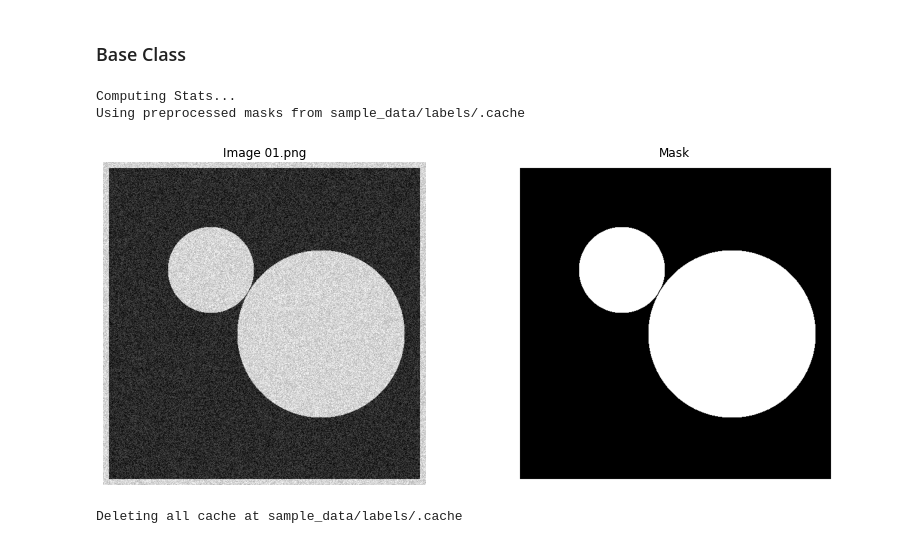
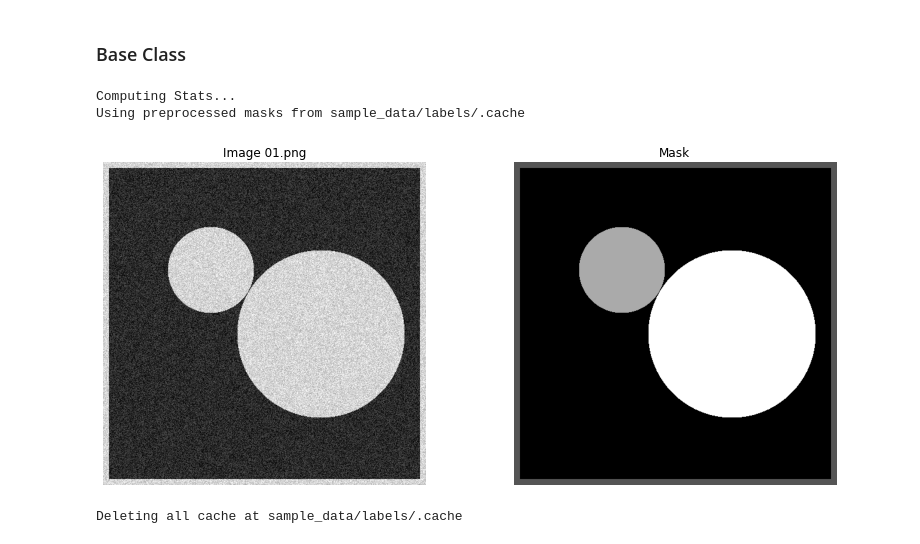
Before and after one commit to matjesg/deepflash2, a Jupyter notebook: nbs/02_data.ipynb, the cells around one changed output. Cells and saved outputs as stored; diff of their text form; code cells hidden in the pictures.

```diff
--- a/nbs/02_data.ipynb
+++ b/nbs/02_data.ipynb
@@ -409,14 +409,23 @@ def _read_msk(path, n_classes=2, instance_labels=False, **kwargs):
             if np.array_equal(msk[...,0], msk[...,1]):
                 msk = msk[...,0]
         # Mask check
-        assert len(np.unique(msk))<=n_classes, 'Check n_classes and provided mask'
+        # assert len(np.unique(msk))<=n_classes, 'Check n_classes and provided mask'
     return msk
+# %%
+#tests
+path_test = path/'mask.png'
+for n_classes in [2,3,10]:
+    x1 = np.random.randint(n_classes, size=(512, 512))
+    save_mask(x1, path_test)
+    x2 = _read_msk(path_test, n_classes=n_classes)
+    test_eq(x1, x2)
+    path_test.unlink()
 # %% [markdown]
 ### Base Class
 # %%
 #export
 class BaseDataset(Dataset):
-    def __init__(self, files, label_fn=None, instance_labels = False, n_classes=2, ignore={},remove_overlap=True,stats=None,normalize=True,
+    def __init__(self, files, label_fn=None, instance_labels = False, n_classes=2, ignore={},remove_overlap=False,stats=None,normalize=True,
                  tile_shape=(512,512), padding=(0,0),preproc_dir=None, verbose=1, scale=1, pdf_reshape=512, **kwargs):
         store_attr('files, label_fn, instance_labels, n_classes, ignore, tile_shape, remove_overlap, padding, normalize, scale, pdf_reshape')
         self.c = n_classes
@@ -543,13 +552,13 @@ class BaseDataset(Dataset):
 # %%
 path = Path('sample_data')
 files = get_image_files(path/'images')
 label_fn = label_fn = lambda o: path/'labels'/f'{o.stem}_mask.png'#lambda o: path/'labels'/f'{o.stem}_mask{o.suffix}'
-tst = BaseDataset(files, label_fn=label_fn)
+tst = BaseDataset(files, label_fn=label_fn, n_classes=10)
 tst.show_data()
 # %% [output]
 Computing Stats...
 Using preprocessed masks from sample_data/labels/.cache
-[figure, old version]
+[figure, new version]
 # %%
 tst.clear_cached_weights()
 # %% [output]
```
Also changed, not shown: parts of 9 cells of this notebook, 21 other files.
